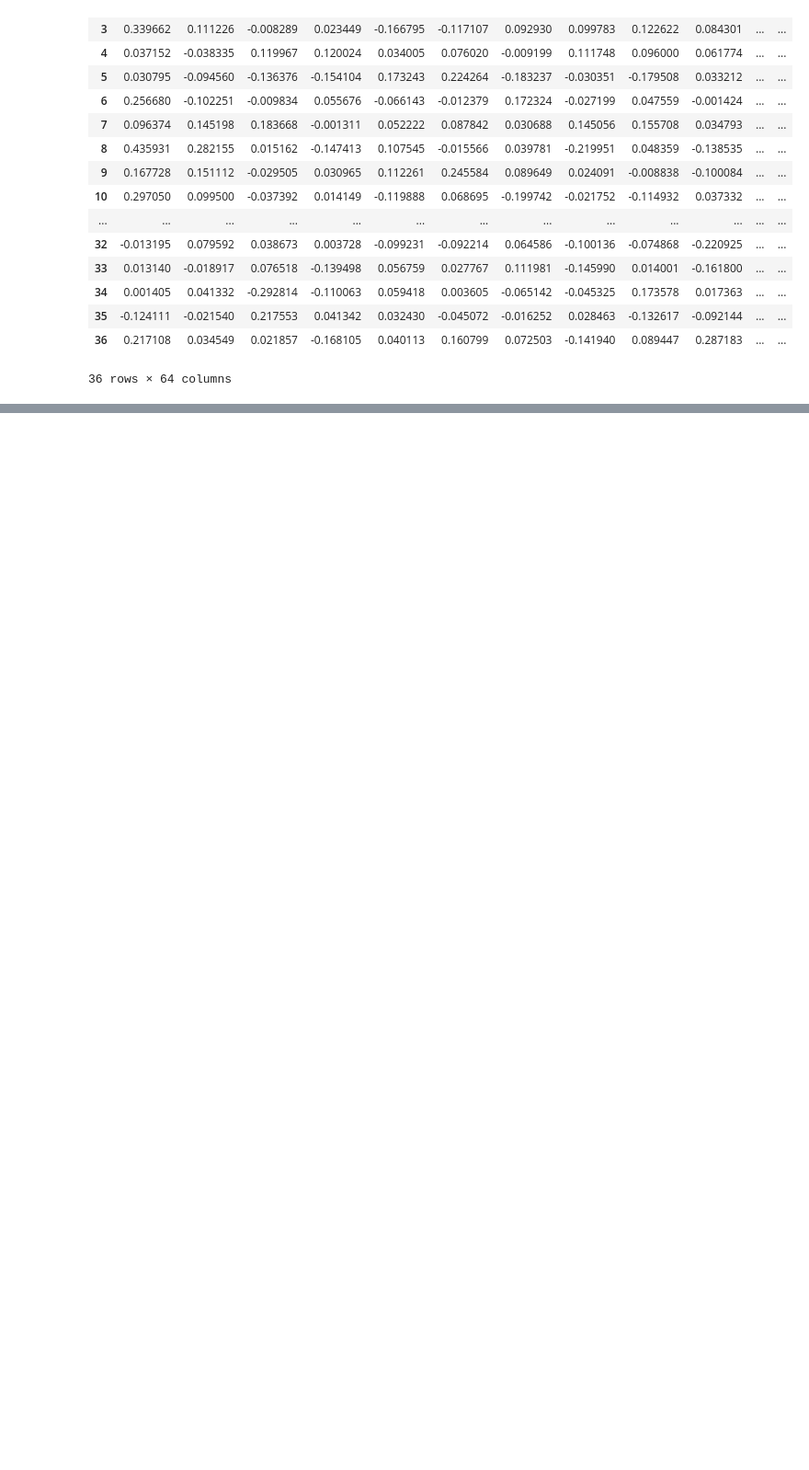
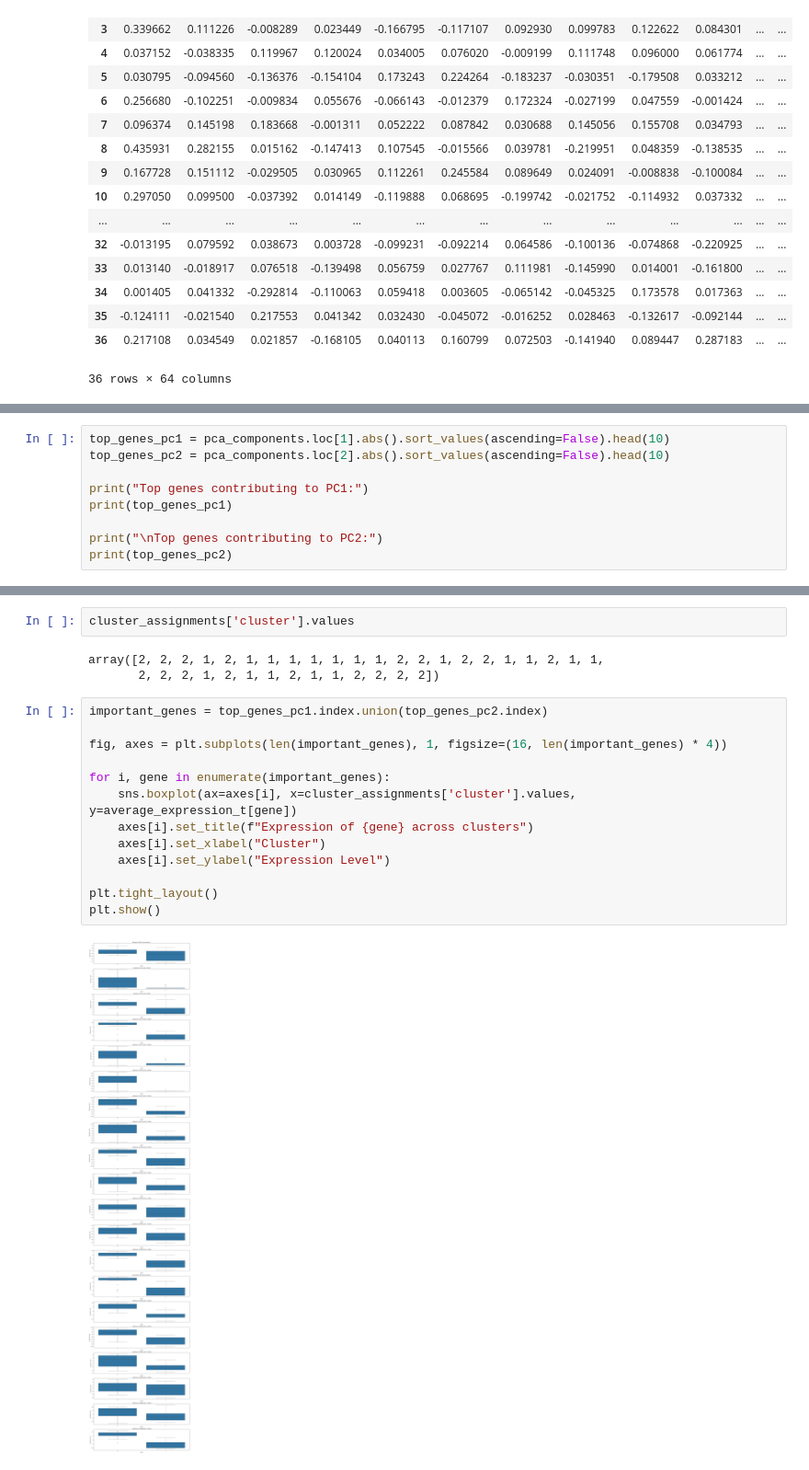
Before and after one commit to alecplotkin/DATA-481-Team-Virology, a Jupyter notebook: Nicolas_Zhang/try2/data_20250318.ipynb, the cells around one changed output, grey strips where cells are left out. Shown: that part at 92% size. Cells and saved outputs as stored; diff of their text form; blank space fills up the shorter version.

```diff
--- a/Nicolas_Zhang/try2/data_20250318.ipynb
+++ b/Nicolas_Zhang/try2/data_20250318.ipynb
@@ -105,0 +125,9 @@ pca_components
+# %%
+top_genes_pc1 = pca_components.loc[1].abs().sort_values(ascending=False).head(10)
+top_genes_pc2 = pca_components.loc[2].abs().sort_values(ascending=False).head(10)
+
+print("Top genes contributing to PC1:")
+print(top_genes_pc1)
+
+print("\nTop genes contributing to PC2:")
+print(top_genes_pc2)
@@ -105,0 +152,20 @@ pca_components
+# %%
+cluster_assignments['cluster'].values
+# %% [output]
+array([2, 2, 2, 1, 2, 1, 1, 1, 1, 1, 1, 1, 2, 2, 1, 2, 2, 1, 1, 2, 1, 1,
+       2, 2, 2, 1, 2, 1, 1, 2, 1, 1, 2, 2, 2, 2])
+# %%
+important_genes = top_genes_pc1.index.union(top_genes_pc2.index)
+
+fig, axes = plt.subplots(len(important_genes), 1, figsize=(16, len(important_genes) * 4))
+
+for i, gene in enumerate(important_genes):
+    sns.boxplot(ax=axes[i], x=cluster_assignments['cluster'].values, y=average_expression_t[gene])
+    axes[i].set_title(f"Expression of {gene} across clusters")
+    axes[i].set_xlabel("Cluster")
+    axes[i].set_ylabel("Expression Level")
+
+plt.tight_layout()
+plt.show()
+# %% [output]
+[figure, added]
```
Also changed, not shown: parts of 3 cells of this notebook.
